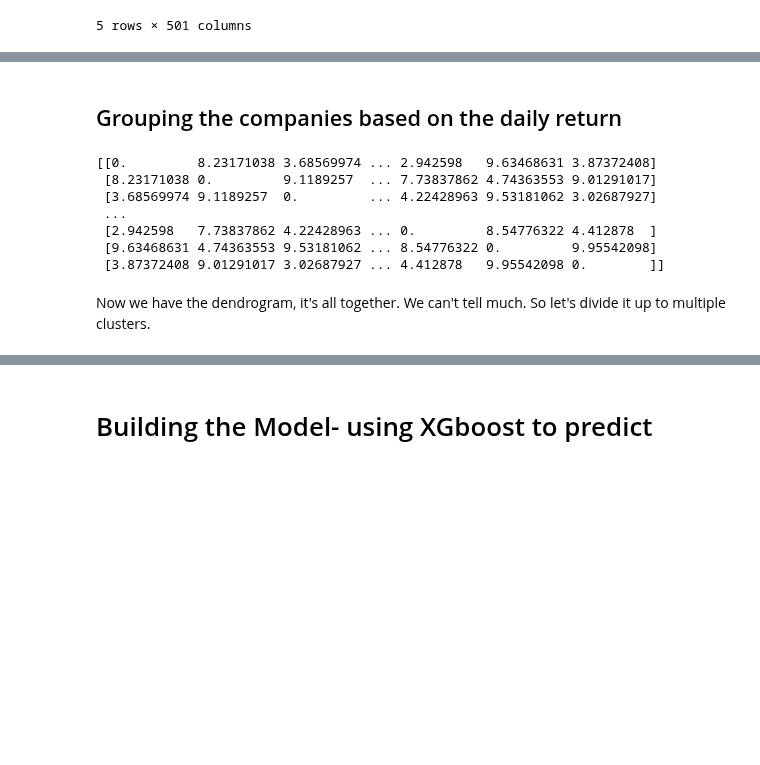
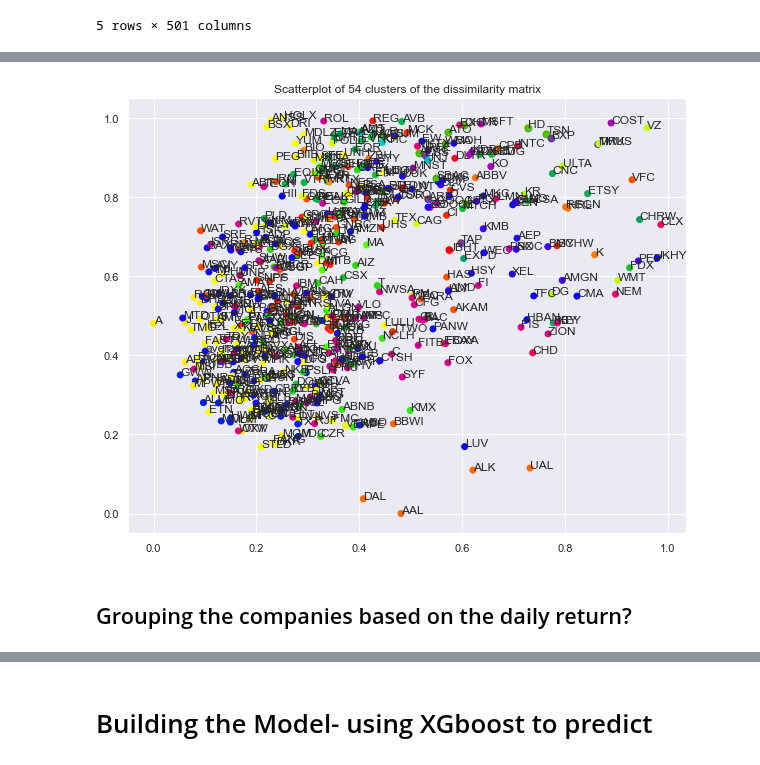
Before and after one commit to ktongk/BTT-JPMC-1, a Jupyter notebook: scrape_data_nora.ipynb, the cells around one changed output, grey strips where cells are left out. Cells and saved outputs as stored; diff of their text form; code cells hidden in the pictures; blank space fills up the shorter version.

```diff
--- a/scrape_data_nora.ipynb
+++ b/scrape_data_nora.ipynb
@@ -789,0 +847,6 @@ Z = linkage(squareform(dissimilarity), 'ward')
+# %%
+# zoom out and apply to the whole 500 x 500 matrix
+max_d = 0.5 #max_d is the max distance between two clusters
+clusters = fcluster(complete_linkage,t=max_d, criterion='distance')
+df_clust = pd.DataFrame({'Cluster':clusters, 'Features':df_price_pct.columns})
+df_clust.groupby('Cluster').count()
@@ -789,0 +872,17 @@ Z = linkage(squareform(dissimilarity), 'ward')
+# %%
+#create a scatterplot of 54 clusters of the dissimilarity matrix
+plt.figure(figsize=(10, 8))
+plt.scatter(dissimilarity[:,0], dissimilarity[:,1], c=clusters, cmap='prism')  # plot points with cluster dependent colors
+plt.title('Scatterplot of 54 clusters of the dissimilarity matrix')
+#label the points
+for i, txt in enumerate(df_price_pct.columns):
+    plt.annotate(txt, (dissimilarity[i,0], dissimilarity[i,1]))
+
+# cirlce the ones that are in one cluster
+plt.scatter(dissimilarity[clusters==1,0], dissimilarity[clusters==1,1], c='red', s=50, alpha=0.5);
+plt.scatter(dissimilarity[clusters==2,0], dissimilarity[clusters==2,1], c='blue', s=50, alpha=0.5);
+plt.scatter(dissimilarity[clusters==3,0], dissimilarity[clusters==3,1], c='green', s=50, alpha=0.5);
+plt.scatter(dissimilarity[clusters==4,0], dissimilarity[clusters==4,1], c='cyan', s=50, alpha=0.5);
+plt.show()
+# %% [output]
+[figure, added]
@@ -790,18 +897,2 @@ Z = linkage(squareform(dissimilarity), 'ward')
 # %% [markdown]
-## Grouping the companies based on the daily return
+## Grouping the companies based on the daily return?
-# %%
-#
-dissimilarity_matrix = 1 - correlation_matrix
-
-
-distance_matrix = pdist(price_corr, metric='euclidean')
-full_price_distance= squareform(distance_matrix)
-print(full_price_distance)
-# %% [output]
-[[0.         8.23171038 3.68569974 ... 2.942598   9.63468631 3.87372408]
- [8.23171038 0.         9.1189257  ... 7.73837862 4.74363553 9.01291017]
- [3.68569974 9.1189257  0.         ... 4.22428963 9.53181062 3.02687927]
- ...
- [2.942598   7.73837862 4.22428963 ... 0.         8.54776322 4.412878  ]
- [9.63468631 4.74363553 9.53181062 ... 8.54776322 0.         9.95542098]
- [3.87372408 9.01291017 3.02687927 ... 4.412878   9.95542098 0.        ]]
@@ -813,2 +898,0 @@ from scipy.spatial.distance import pdist, squareform
-# %% [markdown]
-Now we have the dendrogram, it's all together. We can't tell much. So let's divide it up to multiple clusters.
```
Also changed, not shown: parts of 25 cells of this notebook.
